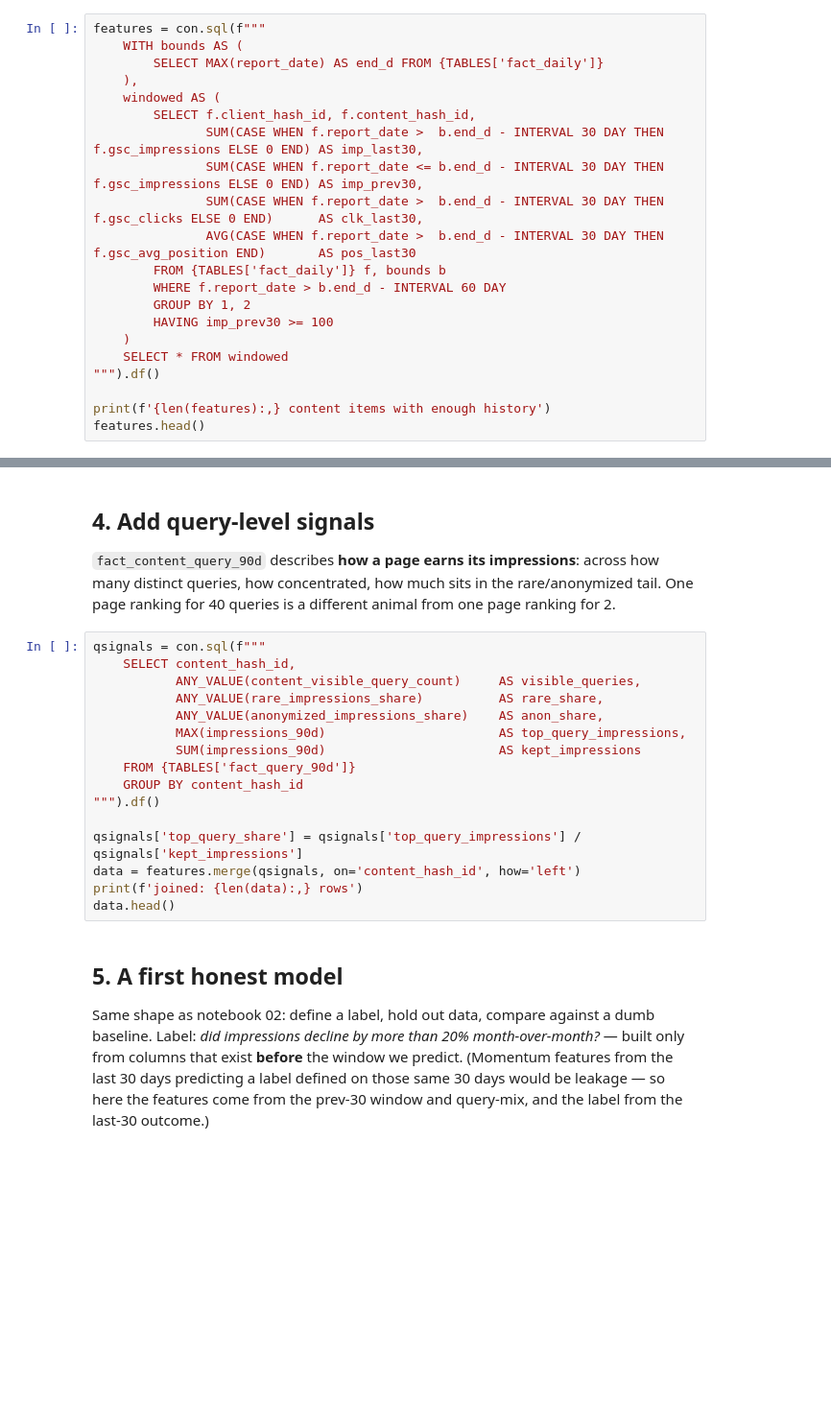
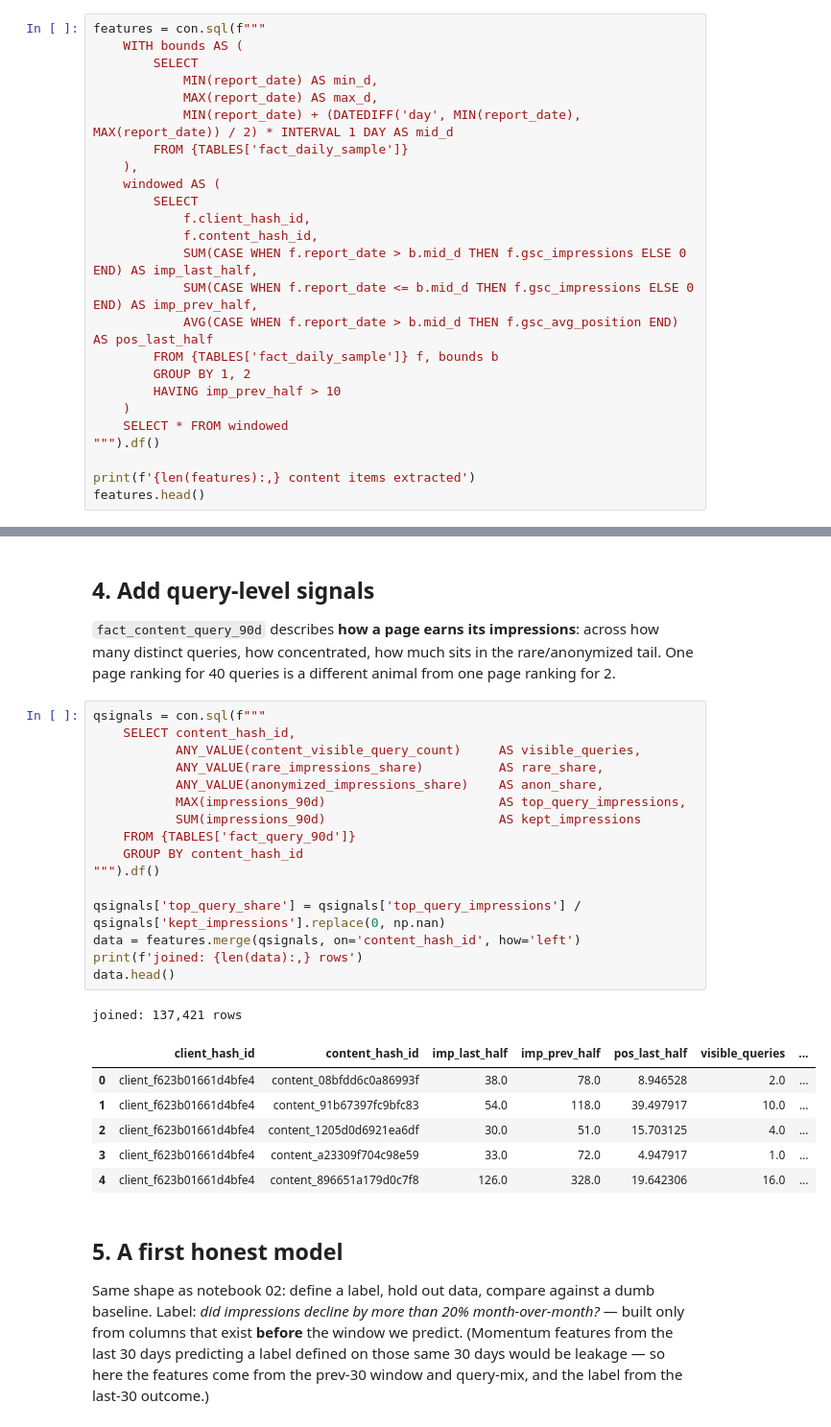
Before and after one commit to alikadirguzel/flyrankinternship, a Jupyter notebook: notebooks/03_working_with_the_full_release.ipynb, the cells around one changed output, grey strips where cells are left out. Shown at 96% size. Drawn from its saved outputs; the diff is of its cells as text; blank space fills up the shorter version.

```diff
--- a/notebooks/03_working_with_the_full_release.ipynb
+++ b/notebooks/03_working_with_the_full_release.ipynb
@@ -87,21 +108,25 @@ result to pandas/sklearn. Here: momentum features from the last 60 days of the p
 # %%
 features = con.sql(f"""
     WITH bounds AS (
-        SELECT MAX(report_date) AS end_d FROM {TABLES['fact_daily']}
+        SELECT
+            MIN(report_date) AS min_d,
+            MAX(report_date) AS max_d,
+            MIN(report_date) + (DATEDIFF('day', MIN(report_date), MAX(report_date)) / 2) * INTERVAL 1 DAY AS mid_d
+        FROM {TABLES['fact_daily_sample']}
     ),
     windowed AS (
-        SELECT f.client_hash_id, f.content_hash_id,
-               SUM(CASE WHEN f.report_date >  b.end_d - INTERVAL 30 DAY THEN f.gsc_impressions ELSE 0 END) AS imp_last30,
-               SUM(CASE WHEN f.report_date <= b.end_d - INTERVAL 30 DAY THEN f.gsc_impressions ELSE 0 END) AS imp_prev30,
-               SUM(CASE WHEN f.report_date >  b.end_d - INTERVAL 30 DAY THEN f.gsc_clicks ELSE 0 END)      AS clk_last30,
-               AVG(CASE WHEN f.report_date >  b.end_d - INTERVAL 30 DAY THEN f.gsc_avg_position END)       AS pos_last30
-        FROM {TABLES['fact_daily']} f, bounds b
-        WHERE f.report_date > b.end_d - INTERVAL 60 DAY
+        SELECT
+            f.client_hash_id,
+            f.content_hash_id,
+            SUM(CASE WHEN f.report_date > b.mid_d THEN f.gsc_impressions ELSE 0 END) AS imp_last_half,
+            SUM(CASE WHEN f.report_date <= b.mid_d THEN f.gsc_impressions ELSE 0 END) AS imp_prev_half,
+            AVG(CASE WHEN f.report_date > b.mid_d THEN f.gsc_avg_position END) AS pos_last_half
+        FROM {TABLES['fact_daily_sample']} f, bounds b
         GROUP BY 1, 2
-        HAVING imp_prev30 >= 100
+        HAVING imp_prev_half > 10
     )
     SELECT * FROM windowed
 """).df()
 
-print(f'{len(features):,} content items with enough history')
+print(f'{len(features):,} content items extracted')
 features.head()
@@ -114,19 +147,27 @@ for 40 queries is a different animal from one page ranking for 2.
 # %%
 qsignals = con.sql(f"""
     SELECT content_hash_id,
            ANY_VALUE(content_visible_query_count)     AS visible_queries,
            ANY_VALUE(rare_impressions_share)          AS rare_share,
            ANY_VALUE(anonymized_impressions_share)    AS anon_share,
            MAX(impressions_90d)                       AS top_query_impressions,
            SUM(impressions_90d)                       AS kept_impressions
     FROM {TABLES['fact_query_90d']}
     GROUP BY content_hash_id
 """).df()
 
-qsignals['top_query_share'] = qsignals['top_query_impressions'] / qsignals['kept_impressions']
+qsignals['top_query_share'] = qsignals['top_query_impressions'] / qsignals['kept_impressions'].replace(0, np.nan)
 data = features.merge(qsignals, on='content_hash_id', how='left')
 print(f'joined: {len(data):,} rows')
 data.head()
+# %% [output]
+joined: 137,421 rows
+|  | client_hash_id | content_hash_id | imp_last_half | imp_prev_half | pos_last_half | visible_queries | ... |
+| 0 | client_f623b01661d4bfe4 | content_08bfdd6c0a86993f | 38.0 | 78.0 | 8.946528 | 2.0 | ... |
+| 1 | client_f623b01661d4bfe4 | content_91b67397fc9bfc83 | 54.0 | 118.0 | 39.497917 | 10.0 | ... |
+| 2 | client_f623b01661d4bfe4 | content_1205d0d6921ea6df | 30.0 | 51.0 | 15.703125 | 4.0 | ... |
+| 3 | client_f623b01661d4bfe4 | content_a23309f704c98e59 | 33.0 | 72.0 | 4.947917 | 1.0 | ... |
+| 4 | client_f623b01661d4bfe4 | content_896651a179d0c7f8 | 126.0 | 328.0 | 19.642306 | 16.0 | ... |
 # %% [markdown]
 ## 5. A first honest model
 
```
Also changed, not shown: parts of 6 cells of this notebook.
